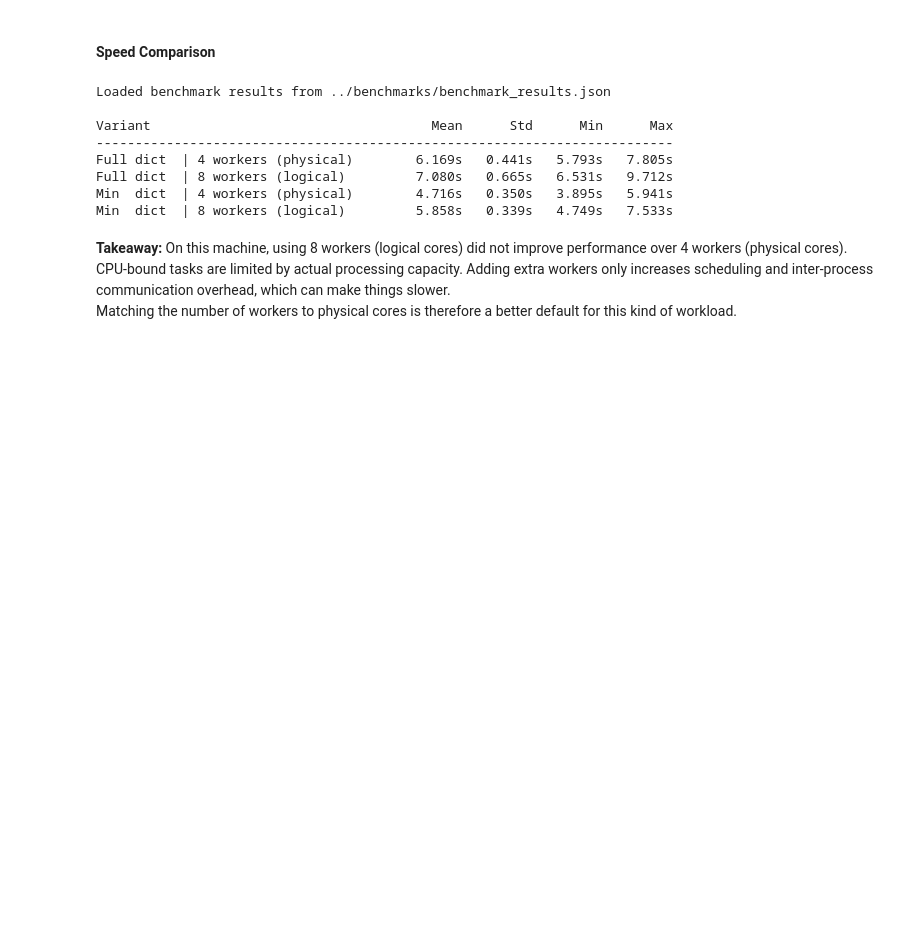
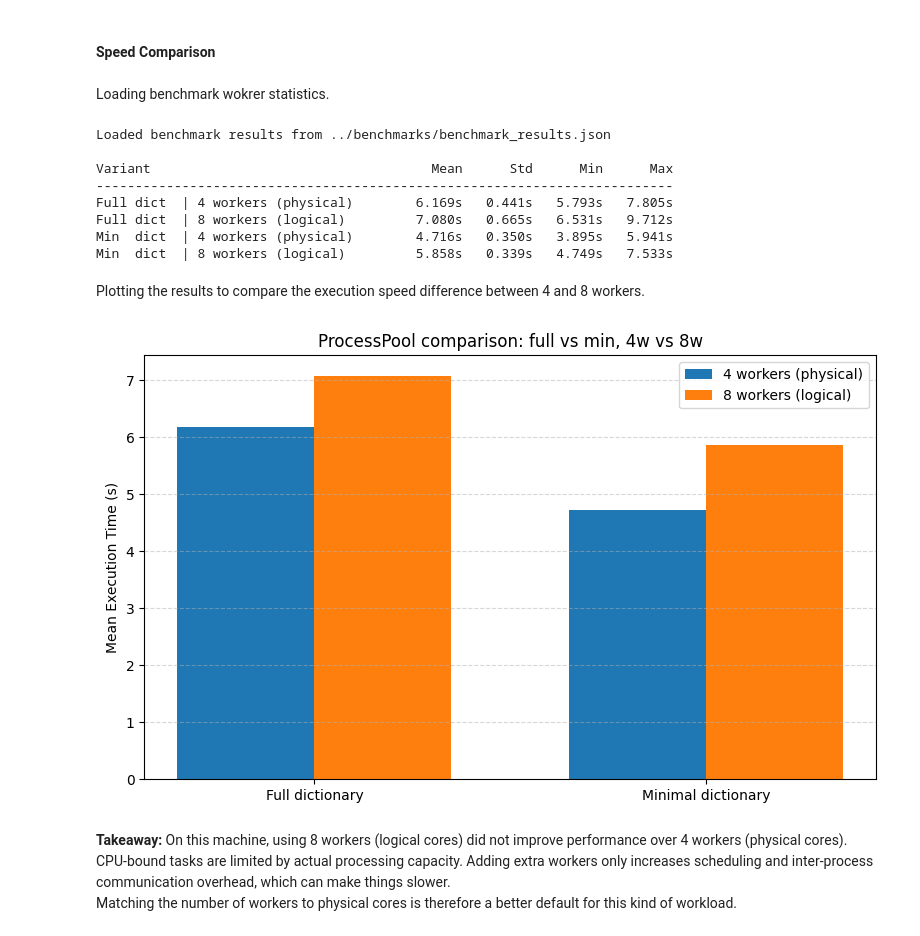
Before and after one commit to G-Gress/python_parallelism, a Jupyter notebook: notebooks/exploration.ipynb, the cells around one changed output. Drawn from its saved outputs; the diff is of its cells as text; code cells hidden in the pictures; blank space fills up the shorter version.

Commit message:
Added ProcessPool plot comparison

```diff
--- a/notebooks/exploration.ipynb
+++ b/notebooks/exploration.ipynb
@@ -696,6 +697,8 @@ min  = 4.7488s
 max  = 7.5327s
 # %% [markdown]
 #### Speed Comparison
+# %% [markdown]
+Loading benchmark wokrer statistics.
 # %%
 json_path = BENCHMARK_RESULTS_PATH
 
@@ -726,6 +729,48 @@ Full dict  | 4 workers (physical)        6.169s   0.441s   5.793s   7.805s
 Full dict  | 8 workers (logical)         7.080s   0.665s   6.531s   9.712s
 Min  dict  | 4 workers (physical)        4.716s   0.350s   3.895s   5.941s
 Min  dict  | 8 workers (logical)         5.858s   0.339s   4.749s   7.533s
+# %% [markdown]
+Plotting the results to compare the execution speed difference between 4 and 8 workers.
+# %%
+# Load the json into a dataframe
+df_benchmark = pd.read_json(BENCHMARK_RESULTS_PATH).T
+
+# Flatten the "stats" column into separate columns in the dataframe
+stats_columns = df_benchmark["stats"].apply(pd.Series)
+
+# Concatenate the original dataframe with the new stats columns and drop the original "stats" column
+df_benchmark = pd.concat(
+    [df_benchmark.drop(columns=["stats"]), stats_columns],
+    axis=1
+)
+
+# Display the dataframe
+groups = ["Full dictionary", "Minimal dictionary"]
+x = np.arange(len(groups))
+width = 0.35
+
+means_4w = [
+    df_benchmark.loc["process_full", "mean"],
+    df_benchmark.loc["process_min", "mean"]
+]
+means_8w = [
+    df_benchmark.loc["process_full_8w", "mean"],
+    df_benchmark.loc["process_min_8w", "mean"]
+]
+
+plt.figure(figsize=(8, 5))
+plt.bar(x - width/2, means_4w, width, capsize=4, label="4 workers (physical)")
+plt.bar(x + width/2, means_8w, width, capsize=4, label="8 workers (logical)")
+
+plt.xticks(x, groups)
+plt.ylabel("Mean Execution Time (s)")
+plt.title("ProcessPool comparison: full vs min, 4w vs 8w")
+plt.grid(axis="y", linestyle="--", alpha=0.5)
+plt.legend()
+plt.tight_layout()
+plt.show()
+# %% [output]
+[figure, added]
 # %% [markdown]
 **Takeaway:** On this machine, using 8 workers (logical cores) did not improve performance over 4 workers (physical cores).
 CPU-bound tasks are limited by actual processing capacity. Adding extra workers only increases scheduling and inter-process communication overhead, which can make things slower.
```
Also changed, not shown: parts of 2 cells of this notebook.
